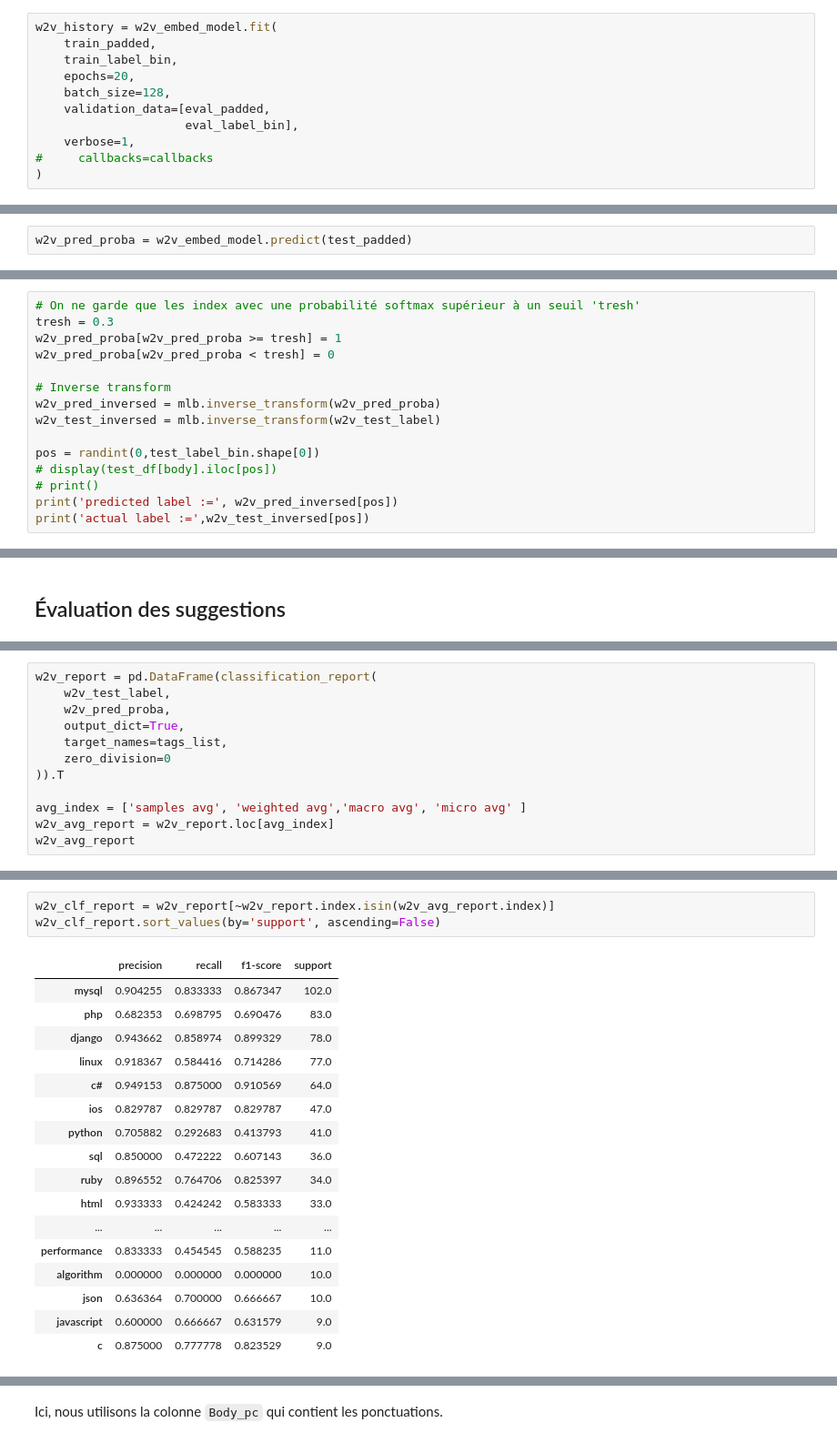
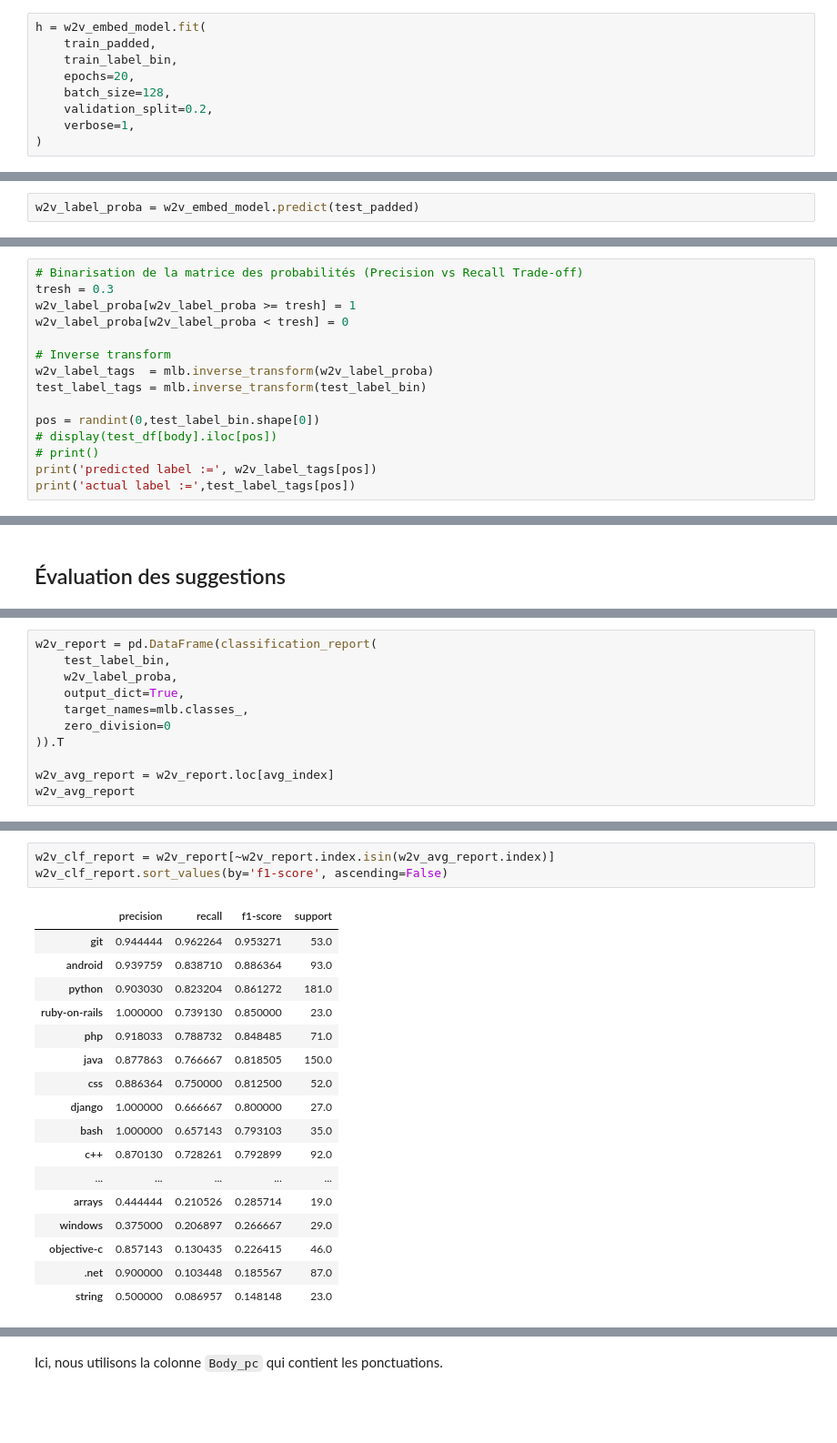
Before and after one commit to aliheadou/NLP_TagsSuggestion, a Jupyter notebook: 02_Suggestions.ipynb, the cells around one changed output, grey strips where cells are left out. Shown at 91% size. Saved outputs shown, nothing was run; the diff lists cells and outputs as text; blank space fills up the shorter version.

```diff
--- a/02_Suggestions.ipynb
+++ b/02_Suggestions.ipynb
@@ -940,13 +1004,11 @@ _________________________________________________________________
 # %%
-w2v_history = w2v_embed_model.fit(
+h = w2v_embed_model.fit(
     train_padded,
     train_label_bin,
     epochs=20,
     batch_size=128,
-    validation_data=[eval_padded,
-                     eval_label_bin],
+    validation_split=0.2,
     verbose=1,
-#     callbacks=callbacks
 )
 # %% [output]
 Epoch 1/20
@@ -980,5 +1042,5 @@ w2v_embed_model.evaluate(test_padded, w2v_test_label)
 # %% [markdown]
 ## Inférence sur le test set
 # %%
-w2v_pred_proba = w2v_embed_model.predict(test_padded)
+w2v_label_proba = w2v_embed_model.predict(test_padded)
 # %% [output]
@@ -986,16 +1048,16 @@ w2v_pred_proba = w2v_embed_model.predict(test_padded)
 # %%
-# On ne garde que les index avec une probabilité softmax supérieur à un seuil 'tresh'
+# Binarisation de la matrice des probabilités (Precision vs Recall Trade-off)
 tresh = 0.3
-w2v_pred_proba[w2v_pred_proba >= tresh] = 1
-w2v_pred_proba[w2v_pred_proba < tresh] = 0
+w2v_label_proba[w2v_label_proba >= tresh] = 1
+w2v_label_proba[w2v_label_proba < tresh] = 0
 
 # Inverse transform
-w2v_pred_inversed = mlb.inverse_transform(w2v_pred_proba)
-w2v_test_inversed = mlb.inverse_transform(w2v_test_label)
+w2v_label_tags  = mlb.inverse_transform(w2v_label_proba)
+test_label_tags = mlb.inverse_transform(test_label_bin)
 
 pos = randint(0,test_label_bin.shape[0])
 # display(test_df[body].iloc[pos])
 # print()
-print('predicted label :=', w2v_pred_inversed[pos])
-print('actual label :=',w2v_test_inversed[pos])
+print('predicted label :=', w2v_label_tags[pos])
+print('actual label :=',test_label_tags[pos])
 # %% [output]
@@ -1006,13 +1071,12 @@ actual label := ('javascript', 'json', 'node.js')
 # %%
 w2v_report = pd.DataFrame(classification_report(
-    w2v_test_label,
-    w2v_pred_proba,
+    test_label_bin,
+    w2v_label_proba,
     output_dict=True,
-    target_names=tags_list,
+    target_names=mlb.classes_,
     zero_division=0
 )).T
 
-avg_index = ['samples avg', 'weighted avg','macro avg', 'micro avg' ]
 w2v_avg_report = w2v_report.loc[avg_index]
 w2v_avg_report
 # %% [output]
@@ -1024,21 +1088,21 @@ w2v_avg_report
 # %%
 w2v_clf_report = w2v_report[~w2v_report.index.isin(w2v_avg_report.index)]
-w2v_clf_report.sort_values(by='support', ascending=False)
+w2v_clf_report.sort_values(by='f1-score', ascending=False)
 # %% [output]
 |  | precision | recall | f1-score | support |
-| mysql | 0.904255 | 0.833333 | 0.867347 | 102.0 |
-| php | 0.682353 | 0.698795 | 0.690476 | 83.0 |
-| django | 0.943662 | 0.858974 | 0.899329 | 78.0 |
-| linux | 0.918367 | 0.584416 | 0.714286 | 77.0 |
-| c# | 0.949153 | 0.875000 | 0.910569 | 64.0 |
-| ios | 0.829787 | 0.829787 | 0.829787 | 47.0 |
-| python | 0.705882 | 0.292683 | 0.413793 | 41.0 |
-| sql | 0.850000 | 0.472222 | 0.607143 | 36.0 |
-| ruby | 0.896552 | 0.764706 | 0.825397 | 34.0 |
-| html | 0.933333 | 0.424242 | 0.583333 | 33.0 |
+| git | 0.944444 | 0.962264 | 0.953271 | 53.0 |
+| android | 0.939759 | 0.838710 | 0.886364 | 93.0 |
+| python | 0.903030 | 0.823204 | 0.861272 | 181.0 |
+| ruby-on-rails | 1.000000 | 0.739130 | 0.850000 | 23.0 |
+| php | 0.918033 | 0.788732 | 0.848485 | 71.0 |
+| java | 0.877863 | 0.766667 | 0.818505 | 150.0 |
+| css | 0.886364 | 0.750000 | 0.812500 | 52.0 |
+| django | 1.000000 | 0.666667 | 0.800000 | 27.0 |
+| bash | 1.000000 | 0.657143 | 0.793103 | 35.0 |
+| c++ | 0.870130 | 0.728261 | 0.792899 | 92.0 |
 | ... | ... | ... | ... | ... |
-| performance | 0.833333 | 0.454545 | 0.588235 | 11.0 |
-| algorithm | 0.000000 | 0.000000 | 0.000000 | 10.0 |
-| json | 0.636364 | 0.700000 | 0.666667 | 10.0 |
-| javascript | 0.600000 | 0.666667 | 0.631579 | 9.0 |
-| c | 0.875000 | 0.777778 | 0.823529 | 9.0 |
+| arrays | 0.444444 | 0.210526 | 0.285714 | 19.0 |
+| windows | 0.375000 | 0.206897 | 0.266667 | 29.0 |
+| objective-c | 0.857143 | 0.130435 | 0.226415 | 46.0 |
+| .net | 0.900000 | 0.103448 | 0.185567 | 87.0 |
+| string | 0.500000 | 0.086957 | 0.148148 | 23.0 |
```
Also changed, not shown: parts of 201 cells of this notebook, 7 other files.
